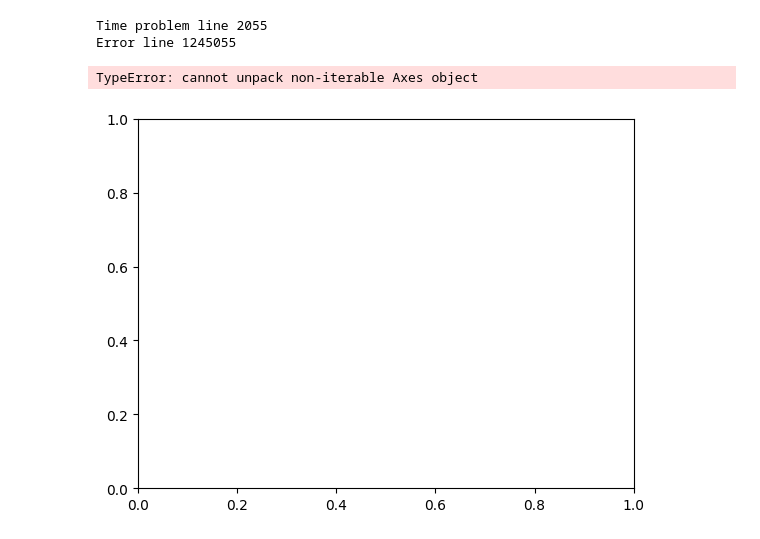
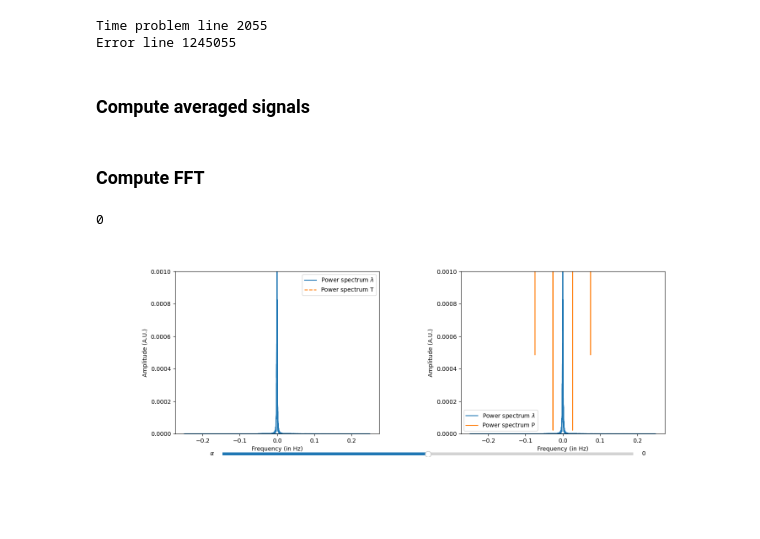
Before and after one commit to DolbeaultRemy/PLR1_PID_AnalyzeFrequency, a Jupyter notebook: AppAnalyzeFrequencies.ipynb, the cells around one changed output. Cells and saved outputs as stored; diff of their text form; code cells hidden in the pictures; blank space fills up the shorter version.

```diff
--- a/AppAnalyzeFrequencies.ipynb
+++ b/AppAnalyzeFrequencies.ipynb
@@ -48,6 +49,8 @@ T_clean, Lambda_clean, Pressure_clean, Temperature_clean = T[Absurd_Lambda], Lam
 # %% [output]
 Time problem line 2055
 Error line 1245055
+# %% [markdown]
+### Compute averaged signals
 # %%
 width_mean = int(1e1)
 if len(Lambda_clean)%width_mean == 0: # No need to cut Lambda
@@ -60,13 +63,49 @@ else:
     Mean_Lambda = np.mean(np.reshape(Lambda_clean[:-(len(Lambda_clean)%width_mean)], (len(Lambda_clean)//width_mean, width_mean)), axis=1)
     Temperature_mean = np.mean(np.reshape(Temperature_clean[:-(len(Temperature_clean)%width_mean)], (len(Temperature_clean)//width_mean, width_mean)), axis=1)
     Pressure_mean = np.mean(np.reshape(Pressure_clean[:-(len(Pressure_clean)%width_mean)], (len(Pressure_clean)//width_mean, width_mean)), axis=1)
+# %% [markdown]
+### Compute FFT
+# %%
+FT_Lambda_mean = np.fft.fft(Mean_Lambda) # In nm.s
+fs_mean = 1e3*(len(T_Mean)-1)/T_Mean[-1] # In Hz
+Freq_mean = np.fft.fftfreq(len(T_Mean), d=1/fs_mean)
+
+FT_temperature_mean = np.fft.fft(Temperature_mean) # In °C
+fs_temperature_mean = 1e3*(len(T_Mean)-1)/T_Mean[-1] # In Hz
+Freq_temperature_mean = np.fft.fftfreq(len(T_Mean), d=1/fs_temperature_mean)
+
+FT_pressure_mean = np.fft.fft(Pressure_mean) # In °C
+fs_pressure_mean = 1e3*(len(T_Mean)-1)/T_Mean[-1] # In Hz
+Freq_pressure_mean = np.fft.fftfreq(len(T_Mean), d=1/fs_pressure_mean)
 # %%
 def update(val):
-    alpha = slider_alpha[:val]
+
+    #     line.set_ydata(f(t, amp_slider.val, freq_slider.val))
+    # fig.canvas.draw_idle()
+
+    alpha = slider_alpha.val
     print(alpha)
 # %%
-fig, ax = plt.subplot()
-plt = plot()
+%matplotlib widget
+fig, axes = plt.subplots(1, 2, figsize=(15, 5))
+fig.subplots_adjust(wspace=0.4)
+axe_alpha = fig.add_axes([0.2, 0, 0.65, 0.03])
+slider_alpha = Slider(axe_alpha, label=r"$\alpha$", valmin=-10, valmax=10, valinit=0)
+axes[0].plot(Freq_mean, np.abs(FT_Lambda_mean)**2, label=r"Power spectrum $\lambda$")
+axes[1].plot(Freq_mean, np.abs(FT_Lambda_mean)**2, label=r"Power spectrum $\lambda$")
+
+pltFFT_Temperature, = axes[0].plot(Freq_temperature_mean, np.abs(FT_temperature_mean)**2, label="Power spectrum T", linestyle="--")
+pltFFT_Pressure, = axes[1].plot(Freq_pressure_mean, np.abs(FT_pressure_mean)**2, label="Power spectrum P")
+
+axes[0].set_ylim(0, 1e-3)
+axes[1].set_ylim(0, 1e-3)
+axes[0].set_xlabel("Frequency (in Hz)")
+axes[0].set_ylabel("Amplitude (A.U.)")
+axes[1].set_xlabel("Frequency (in Hz)")
+axes[1].set_ylabel("Amplitude (A.U.)")
+axes[0].legend()
+axes[1].legend()
+slider_alpha.on_changed(update)
 # %% [output]
-TypeError: cannot unpack non-iterable Axes object
+0
-[figure, old version]
+[figure, new version]
```
Also changed, not shown: parts of 1 cell of this notebook.
